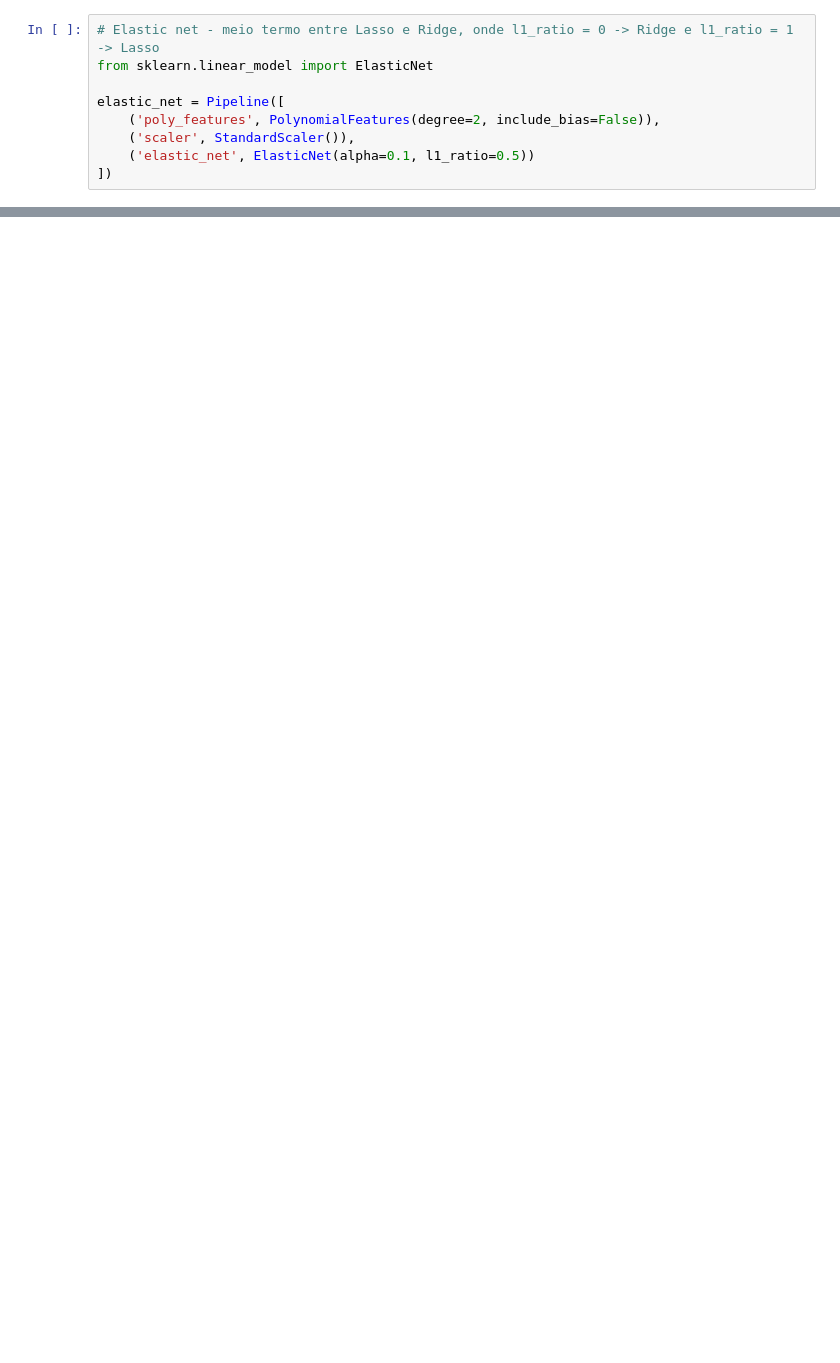
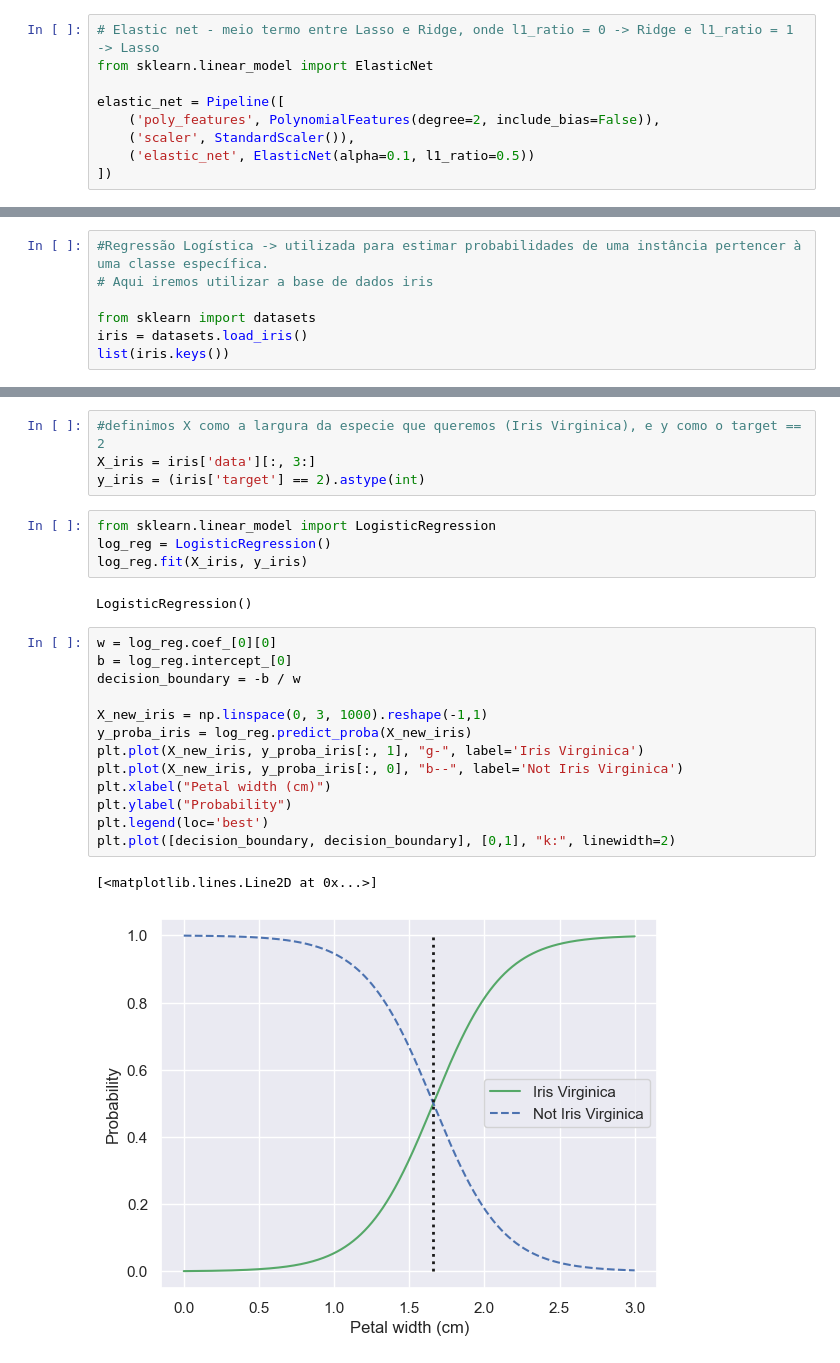
Before and after one commit to felipetp-ctrl/training-models-study, a Jupyter notebook: training-models.ipynb, the cells around one changed output, grey strips where cells are left out. Saved outputs shown, nothing was run; the diff lists cells and outputs as text; blank space fills up the shorter version.

Commit message:
Comparação de modelos e adição da regressão logística

```diff
--- a/training-models.ipynb
+++ b/training-models.ipynb
@@ -281,0 +344,7 @@ MAE train score 0.673836502118275
+# %%
+#Regressão Logística -> utilizada para estimar probabilidades de uma instância pertencer à uma classe específica.
+# Aqui iremos utilizar a base de dados iris
+
+from sklearn import datasets
+iris = datasets.load_iris()
+list(iris.keys())
@@ -281,0 +360,26 @@ MAE train score 0.673836502118275
+# %%
+#definimos X como a largura da especie que queremos (Iris Virginica), e y como o target == 2
+X_iris = iris['data'][:, 3:]
+y_iris = (iris['target'] == 2).astype(int)
+# %%
+from sklearn.linear_model import LogisticRegression
+log_reg = LogisticRegression()
+log_reg.fit(X_iris, y_iris)
+# %% [output]
+LogisticRegression()
+# %%
+w = log_reg.coef_[0][0]
+b = log_reg.intercept_[0]
+decision_boundary = -b / w
+
+X_new_iris = np.linspace(0, 3, 1000).reshape(-1,1)
+y_proba_iris = log_reg.predict_proba(X_new_iris)
+plt.plot(X_new_iris, y_proba_iris[:, 1], "g-", label='Iris Virginica')
+plt.plot(X_new_iris, y_proba_iris[:, 0], "b--", label='Not Iris Virginica')
+plt.xlabel("Petal width (cm)")
+plt.ylabel("Probability")
+plt.legend(loc='best')
+plt.plot([decision_boundary, decision_boundary], [0,1], "k:", linewidth=2)
+# %% [output]
+[<matplotlib.lines.Line2D at 0x...>]
+[figure, added]
```
Also changed, not shown: parts of 20 cells of this notebook.
